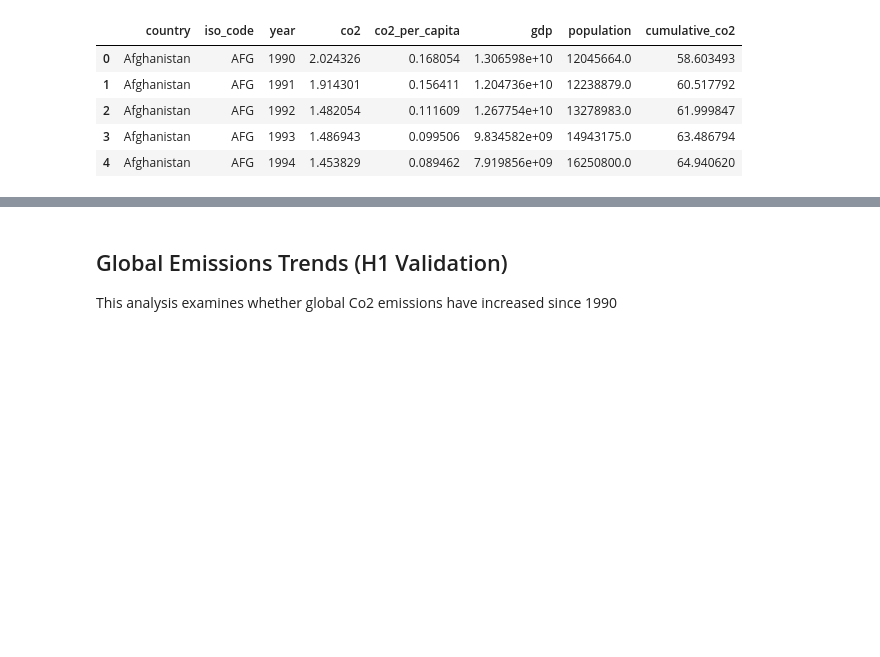
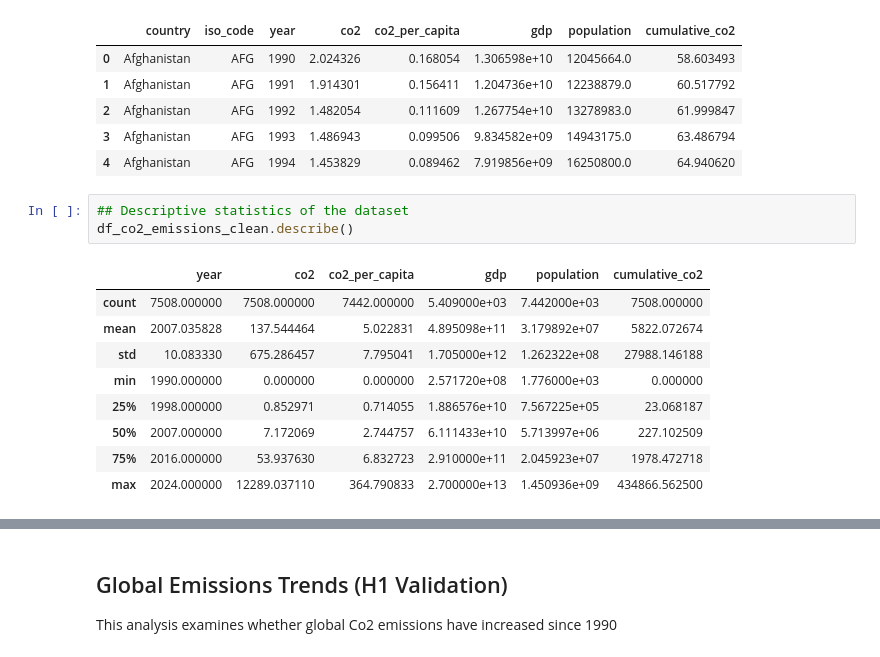
Before and after one commit to funmiafola/Global-Co2-Emissions-Responsibility, a Jupyter notebook: jupyter_notebooks/EDA_Co2_Responsibility.ipynb, the cells around one changed output, grey strips where cells are left out. Cells and saved outputs as stored; diff of their text form; blank space fills up the shorter version.

```diff
--- a/jupyter_notebooks/EDA_Co2_Responsibility.ipynb
+++ b/jupyter_notebooks/EDA_Co2_Responsibility.ipynb
@@ -24,3 +24,16 @@ df_co2_emissions_clean.head()
 | 2 | Afghanistan | AFG | 1992 | 1.482054 | 0.111609 | 1.267754e+10 | 13278983.0 | 61.999847 |
 | 3 | Afghanistan | AFG | 1993 | 1.486943 | 0.099506 | 9.834582e+09 | 14943175.0 | 63.486794 |
 | 4 | Afghanistan | AFG | 1994 | 1.453829 | 0.089462 | 7.919856e+09 | 16250800.0 | 64.940620 |
+# %%
+## Descriptive statistics of the dataset
+df_co2_emissions_clean.describe()
+# %% [output]
+|  | year | co2 | co2_per_capita | gdp | population | cumulative_co2 |
+| count | 7508.000000 | 7508.000000 | 7442.000000 | 5.409000e+03 | 7.442000e+03 | 7508.000000 |
+| mean | 2007.035828 | 137.544464 | 5.022831 | 4.895098e+11 | 3.179892e+07 | 5822.072674 |
+| std | 10.083330 | 675.286457 | 7.795041 | 1.705000e+12 | 1.262322e+08 | 27988.146188 |
+| min | 1990.000000 | 0.000000 | 0.000000 | 2.571720e+08 | 1.776000e+03 | 0.000000 |
+| 25% | 1998.000000 | 0.852971 | 0.714055 | 1.886576e+10 | 7.567225e+05 | 23.068187 |
+| 50% | 2007.000000 | 7.172069 | 2.744757 | 6.111433e+10 | 5.713997e+06 | 227.102509 |
+| 75% | 2016.000000 | 53.937630 | 6.832723 | 2.910000e+11 | 2.045923e+07 | 1978.472718 |
+| max | 2024.000000 | 12289.037110 | 364.790833 | 2.700000e+13 | 1.450936e+09 | 434866.562500 |
```
Also changed, not shown: parts of 14 cells of this notebook.
